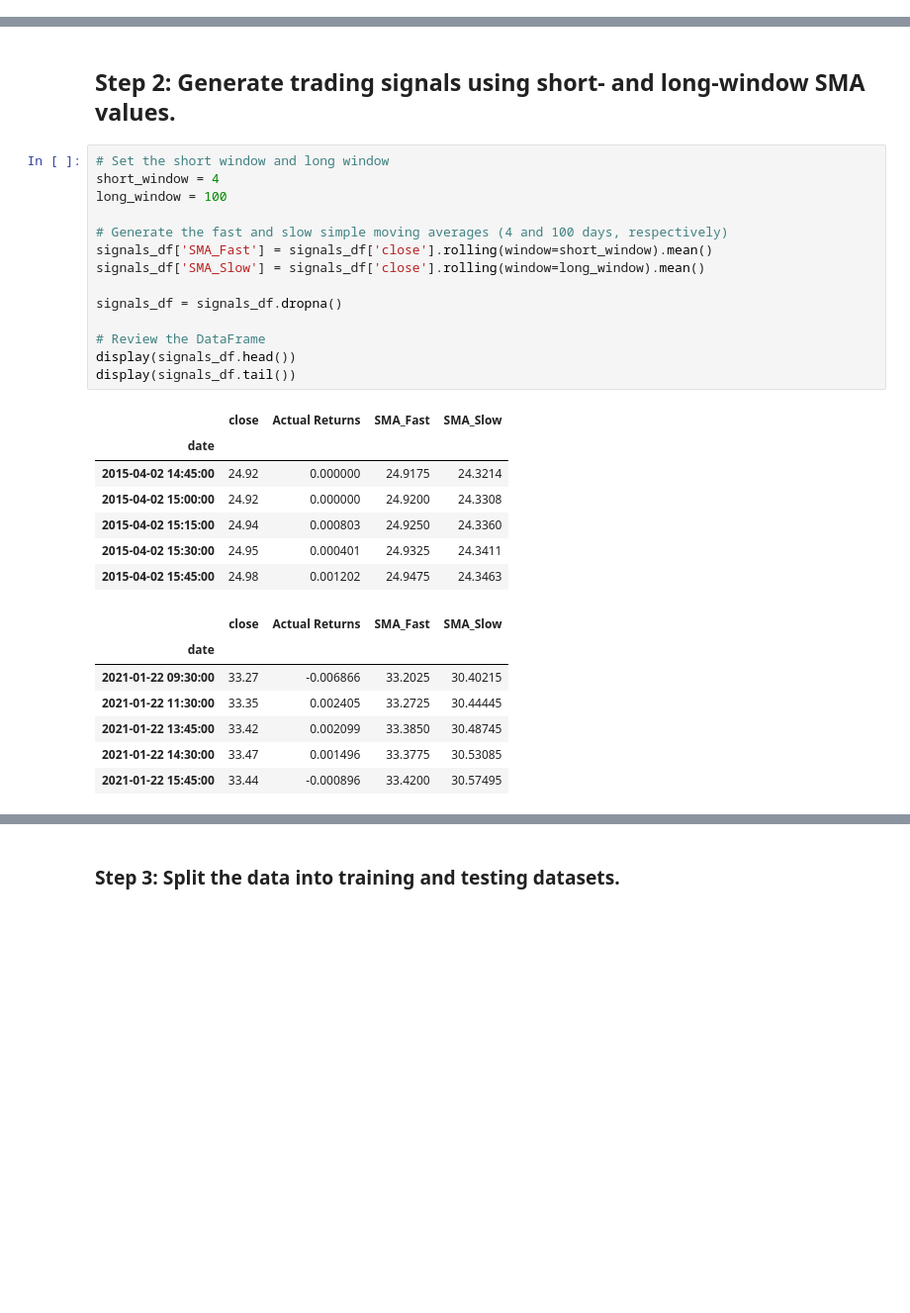
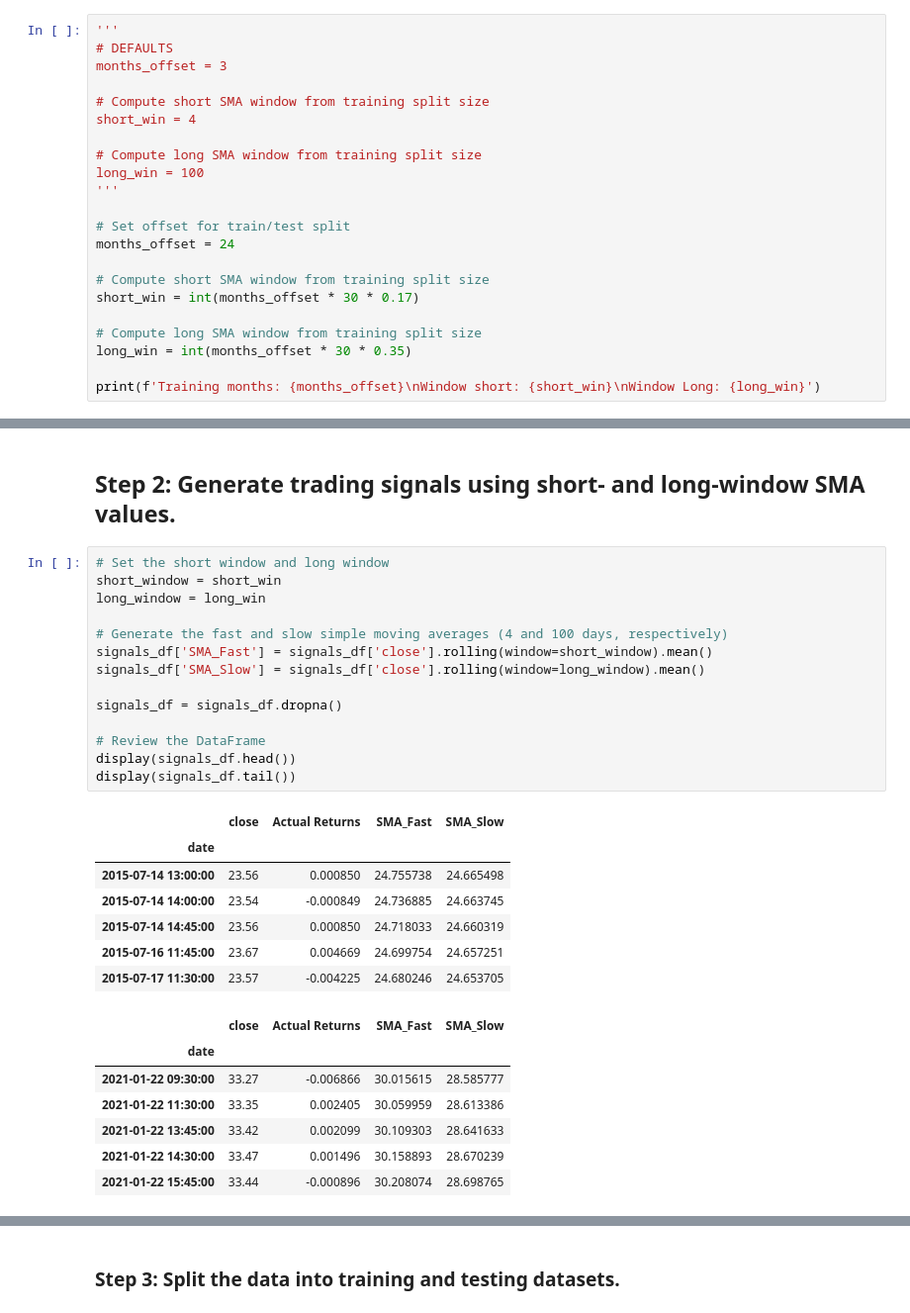
Before and after one commit to al-gladkow/ML-Algo-Trading, a Jupyter notebook: machine_learning_trading_bot.ipynb, the cells around one changed output, grey strips where cells are left out. Shown at 99% size. Drawn from its saved outputs; the diff is of its cells as text; blank space fills up the shorter version.

```diff
--- a/machine_learning_trading_bot.ipynb
+++ b/machine_learning_trading_bot.ipynb
@@ -137,0 +138,22 @@ display(signals_df.tail())
+# %%
+'''
+# DEFAULTS
+months_offset = 3
+
+# Compute short SMA window from training split size
+short_win = 4
+
+# Compute long SMA window from training split size
+long_win = 100
+'''
+
+# Set offset for train/test split
+months_offset = 24
+
+# Compute short SMA window from training split size
+short_win = int(months_offset * 30 * 0.17)
+
+# Compute long SMA window from training split size
+long_win = int(months_offset * 30 * 0.35)
+
+print(f'Training months: {months_offset}\nWindow short: {short_win}\nWindow Long: {long_win}')
@@ -139,33 +165,33 @@ display(signals_df.tail())
 ## Step 2: Generate trading signals using short- and long-window SMA values.
 # %%
 # Set the short window and long window
-short_window = 4
-long_window = 100
+short_window = short_win
+long_window = long_win
 
 # Generate the fast and slow simple moving averages (4 and 100 days, respectively)
 signals_df['SMA_Fast'] = signals_df['close'].rolling(window=short_window).mean()
 signals_df['SMA_Slow'] = signals_df['close'].rolling(window=long_window).mean()
 
 signals_df = signals_df.dropna()
 
 # Review the DataFrame
 display(signals_df.head())
 display(signals_df.tail())
 # %% [output]
 |  | close | Actual Returns | SMA_Fast | SMA_Slow |
 | date |  |  |  |  |
-| 2015-04-02 14:45:00 | 24.92 | 0.000000 | 24.9175 | 24.3214 |
-| 2015-04-02 15:00:00 | 24.92 | 0.000000 | 24.9200 | 24.3308 |
-| 2015-04-02 15:15:00 | 24.94 | 0.000803 | 24.9250 | 24.3360 |
-| 2015-04-02 15:30:00 | 24.95 | 0.000401 | 24.9325 | 24.3411 |
-| 2015-04-02 15:45:00 | 24.98 | 0.001202 | 24.9475 | 24.3463 |
+| 2015-07-14 13:00:00 | 23.56 | 0.000850 | 24.755738 | 24.665498 |
+| 2015-07-14 14:00:00 | 23.54 | -0.000849 | 24.736885 | 24.663745 |
+| 2015-07-14 14:45:00 | 23.56 | 0.000850 | 24.718033 | 24.660319 |
+| 2015-07-16 11:45:00 | 23.67 | 0.004669 | 24.699754 | 24.657251 |
+| 2015-07-17 11:30:00 | 23.57 | -0.004225 | 24.680246 | 24.653705 |
 |  | close | Actual Returns | SMA_Fast | SMA_Slow |
 | date |  |  |  |  |
-| 2021-01-22 09:30:00 | 33.27 | -0.006866 | 33.2025 | 30.40215 |
-| 2021-01-22 11:30:00 | 33.35 | 0.002405 | 33.2725 | 30.44445 |
-| 2021-01-22 13:45:00 | 33.42 | 0.002099 | 33.3850 | 30.48745 |
-| 2021-01-22 14:30:00 | 33.47 | 0.001496 | 33.3775 | 30.53085 |
-| 2021-01-22 15:45:00 | 33.44 | -0.000896 | 33.4200 | 30.57495 |
+| 2021-01-22 09:30:00 | 33.27 | -0.006866 | 30.015615 | 28.585777 |
+| 2021-01-22 11:30:00 | 33.35 | 0.002405 | 30.059959 | 28.613386 |
+| 2021-01-22 13:45:00 | 33.42 | 0.002099 | 30.109303 | 28.641633 |
+| 2021-01-22 14:30:00 | 33.47 | 0.001496 | 30.158893 | 28.670239 |
+| 2021-01-22 15:45:00 | 33.44 | -0.000896 | 30.208074 | 28.698765 |
 # %%
 # Initialize the new Signal column
 signals_df['Signal'] = 0.0
```
Also changed, not shown: parts of 19 cells of this notebook, 3 other files.
